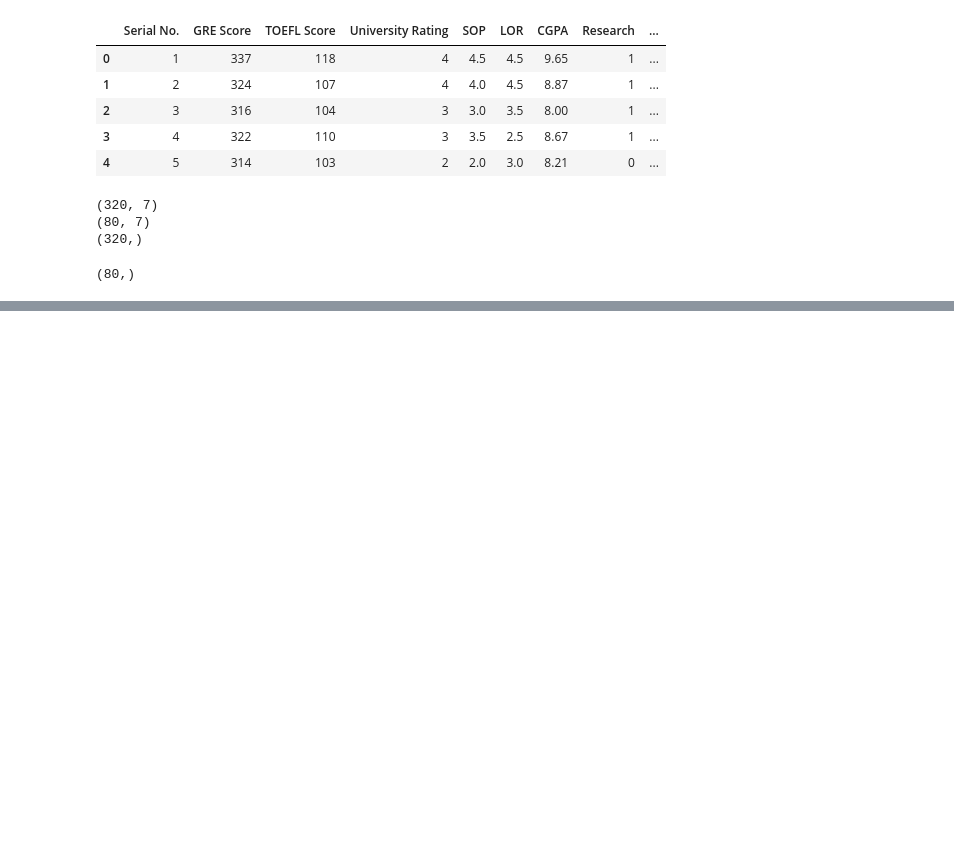
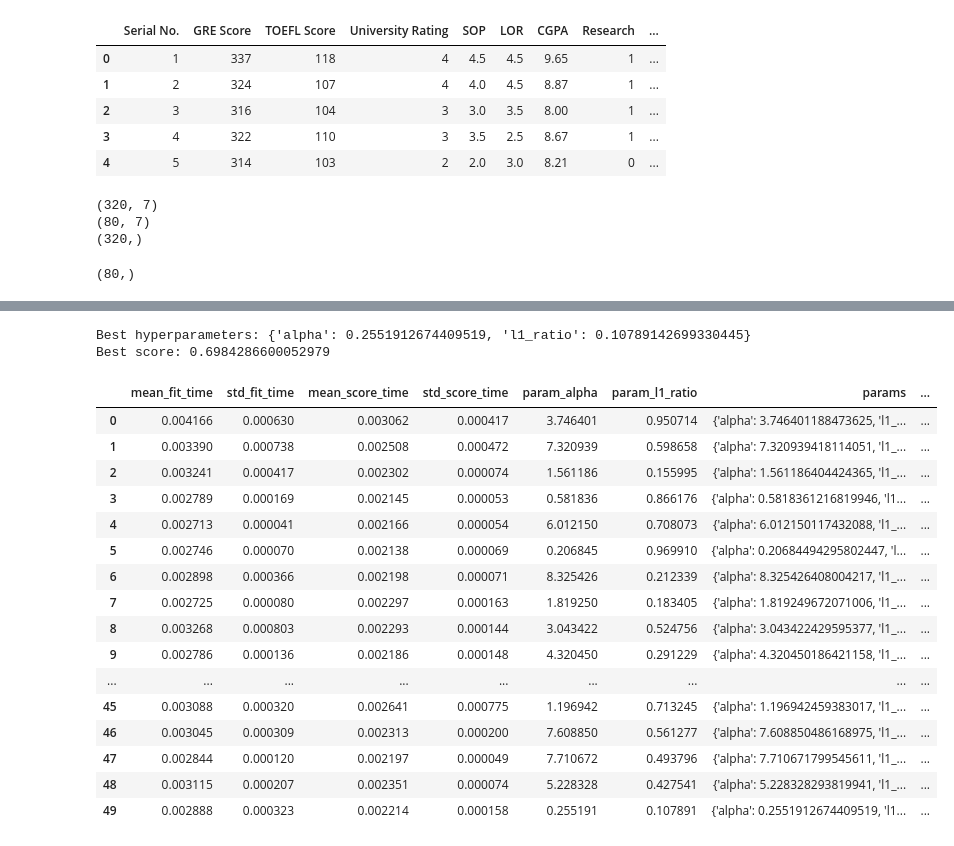
Before and after one commit to pritkudale/ML-for-Teachers, a Jupyter notebook: Linear Regression/grid_search.ipynb, the cells around one changed output, grey strips where cells are left out. Drawn from its saved outputs; the diff is of its cells as text; code cells hidden in the pictures; blank space fills up the shorter version.

```diff
--- a/Linear Regression/grid_search.ipynb
+++ b/Linear Regression/grid_search.ipynb
@@ -40,3 +40,11 @@ y_test.shape
 (80, 7)
 (320,)
 (80,)
+# %%
+X_train, X_valid, y_train, y_valid = train_test_split(X_train, y_train, test_size=0.25, random_state=42)
+print(X_train.shape)
+print(X_valid.shape)
+print(X_test.shape)
+print(y_train.shape)
+print(y_valid.shape)
+y_test.shape
@@ -58,0 +139,56 @@ lasso_model.score(X_test, y_test)
+# %%
+# prompt: user random search cv using uniform
+
+
+from sklearn.model_selection import RandomizedSearchCV
+from scipy.stats import uniform
+
+
+
+
+
+# Define the parameter distributions for RandomizedSearchCV
+param_dist = {
+    'alpha': uniform(0.001, 10),  # Uniform distribution for alpha
+    'l1_ratio': uniform(0, 1)     # Uniform distribution for l1_ratio
+}
+
+# Create a RandomizedSearchCV object
+random_search = RandomizedSearchCV(estimator=ElasticNet(),
+                                   param_distributions=param_dist,
+                                   n_iter=50,  # Number of iterations (parameter settings to sample)
+                                   cv=5,
+                                   scoring='r2',
+                                   random_state=42) # Use 'r2' or other suitable metric
+
+
+# Fit the random search to the training data
+random_search.fit(X_train, y_train)
+
+# Print the best hyperparameters and the corresponding score
+print("Best hyperparameters:", random_search.best_params_)
+print("Best score:", random_search.best_score_)
+# %% [output]
+Best hyperparameters: {'alpha': 0.2551912674409519, 'l1_ratio': 0.10789142699330445}
+Best score: 0.6984286600052979
+# %%
+resultrs=pd.DataFrame(random_search.cv_results_)
+resultrs
+# %% [output]
+|  | mean_fit_time | std_fit_time | mean_score_time | std_score_time | param_alpha | param_l1_ratio | params | ... |
+| 0 | 0.004166 | 0.000630 | 0.003062 | 0.000417 | 3.746401 | 0.950714 | {'alpha': 3.746401188473625, 'l1_... | ... |
+| 1 | 0.003390 | 0.000738 | 0.002508 | 0.000472 | 7.320939 | 0.598658 | {'alpha': 7.320939418114051, 'l1_... | ... |
+| 2 | 0.003241 | 0.000417 | 0.002302 | 0.000074 | 1.561186 | 0.155995 | {'alpha': 1.561186404424365, 'l1_... | ... |
+| 3 | 0.002789 | 0.000169 | 0.002145 | 0.000053 | 0.581836 | 0.866176 | {'alpha': 0.5818361216819946, 'l1... | ... |
+| 4 | 0.002713 | 0.000041 | 0.002166 | 0.000054 | 6.012150 | 0.708073 | {'alpha': 6.012150117432088, 'l1_... | ... |
+| 5 | 0.002746 | 0.000070 | 0.002138 | 0.000069 | 0.206845 | 0.969910 | {'alpha': 0.20684494295802447, 'l... | ... |
+| 6 | 0.002898 | 0.000366 | 0.002198 | 0.000071 | 8.325426 | 0.212339 | {'alpha': 8.325426408004217, 'l1_... | ... |
+| 7 | 0.002725 | 0.000080 | 0.002297 | 0.000163 | 1.819250 | 0.183405 | {'alpha': 1.819249672071006, 'l1_... | ... |
+| 8 | 0.003268 | 0.000803 | 0.002293 | 0.000144 | 3.043422 | 0.524756 | {'alpha': 3.043422429595377, 'l1_... | ... |
+| 9 | 0.002786 | 0.000136 | 0.002186 | 0.000148 | 4.320450 | 0.291229 | {'alpha': 4.320450186421158, 'l1_... | ... |
+| ... | ... | ... | ... | ... | ... | ... | ... | ... |
+| 45 | 0.003088 | 0.000320 | 0.002641 | 0.000775 | 1.196942 | 0.713245 | {'alpha': 1.196942459383017, 'l1_... | ... |
+| 46 | 0.003045 | 0.000309 | 0.002313 | 0.000200 | 7.608850 | 0.561277 | {'alpha': 7.608850486168975, 'l1_... | ... |
+| 47 | 0.002844 | 0.000120 | 0.002197 | 0.000049 | 7.710672 | 0.493796 | {'alpha': 7.710671799545611, 'l1_... | ... |
+| 48 | 0.003115 | 0.000207 | 0.002351 | 0.000074 | 5.228328 | 0.427541 | {'alpha': 5.228328293819941, 'l1_... | ... |
+| 49 | 0.002888 | 0.000323 | 0.002214 | 0.000158 | 0.255191 | 0.107891 | {'alpha': 0.2551912674409519, 'l1... | ... |
```
Also changed, not shown: parts of 5 cells of this notebook.
